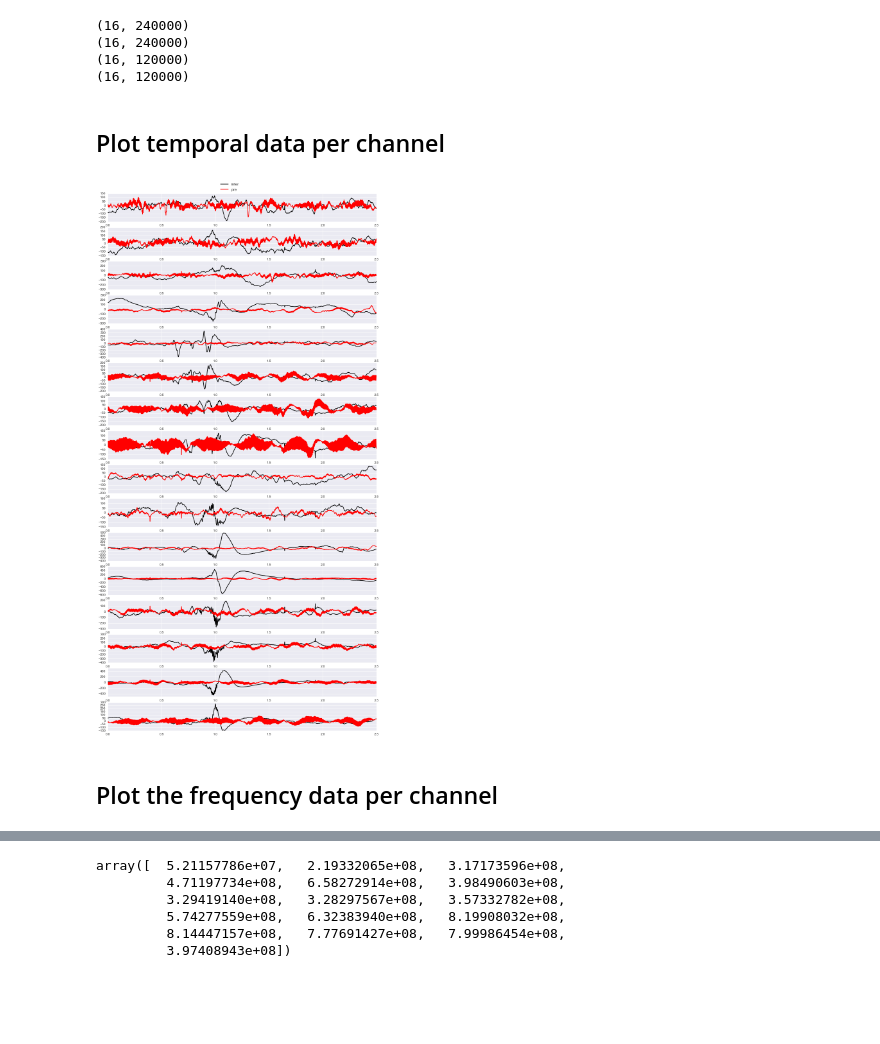
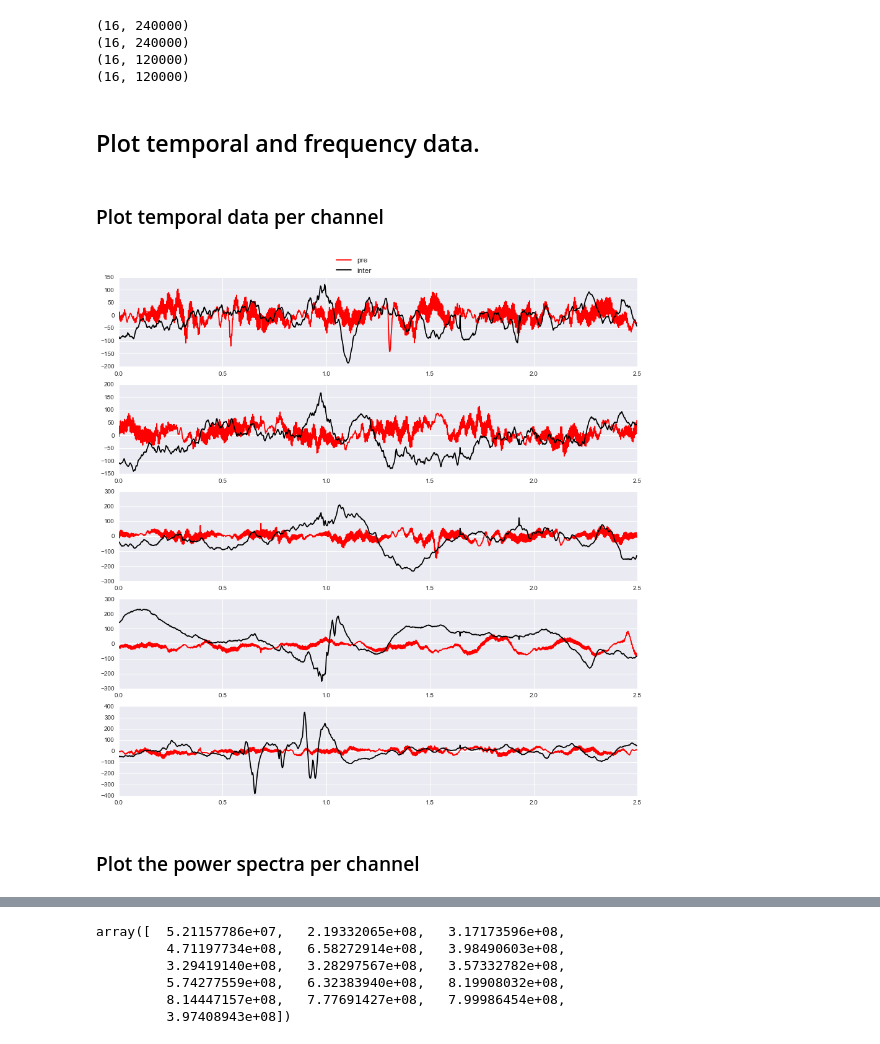
Before and after one commit to joshlevy89/seizure-detection-shared, a Jupyter notebook: scripts/1.EEGML-Example-Visualization.ipynb, the cells around one changed output, grey strips where cells are left out. Cells and saved outputs as stored; diff of their text form; code cells hidden in the pictures; blank space fills up the shorter version.

Commit message:
Work on visualization.

```diff
--- a/scripts/1.EEGML-Example-Visualization.ipynb
+++ b/scripts/1.EEGML-Example-Visualization.ipynb
@@ -41,18 +41,21 @@ print(pre_power.shape)
 (16, 240000)
 (16, 120000)
 (16, 120000)
+# %% [markdown]
+## Plot temporal and frequency data.
+# %%
+def plot_pre_vs_inter(x,y_pre,y_inter,samples,num_channels):
+    fig, axs = plt.subplots(num_channels, 1, figsize=(15, 15))
+    for i in range(num_channels):
+        axs[i].plot(x[:samples],y_pre[i,:samples], color='red', label='pre')
+        axs[i].plot(x[:samples],y_inter[i,:samples], color='black', label='inter')
+    axs[0].legend(loc='upper right', bbox_to_anchor=(.5, 1.3),fontsize=12)
+    plt.show()
 # %% [markdown]
-## Plot temporal data per channel
+### Plot temporal data per channel
-# %%
-samples = 1000
-num_channels = inter_temp.shape[0]
-fig, axs = plt.subplots(num_channels, 1, figsize=(15, 30))
-for i in range(num_channels):
-    axs[i].plot(time[:samples],inter_temp[i,:samples], color='black', label='inter')
-    axs[i].plot(time[:samples],pre_temp[i,:samples], color='red', label='pre')
-axs[0].legend(loc='upper right', bbox_to_anchor=(.5, 1.5),fontsize=12)
-plt.show()
-# %% [output]
-[figure, removed]
+# %%
+plot_pre_vs_inter(time, pre_temp, inter_temp,1000,5)
+# %% [output]
+[figure, added]
 # %% [markdown]
-## Plot the frequency data per channel
+### Plot the power spectra per channel
```
Also changed, not shown: parts of 12 cells of this notebook, 1 other file.
